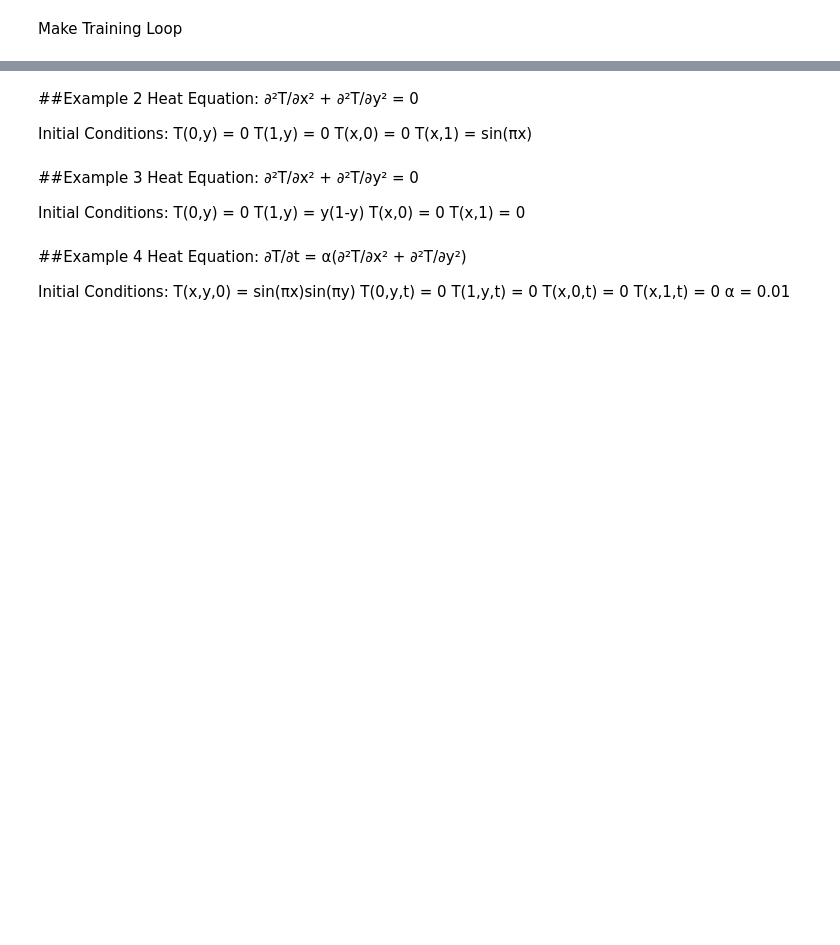
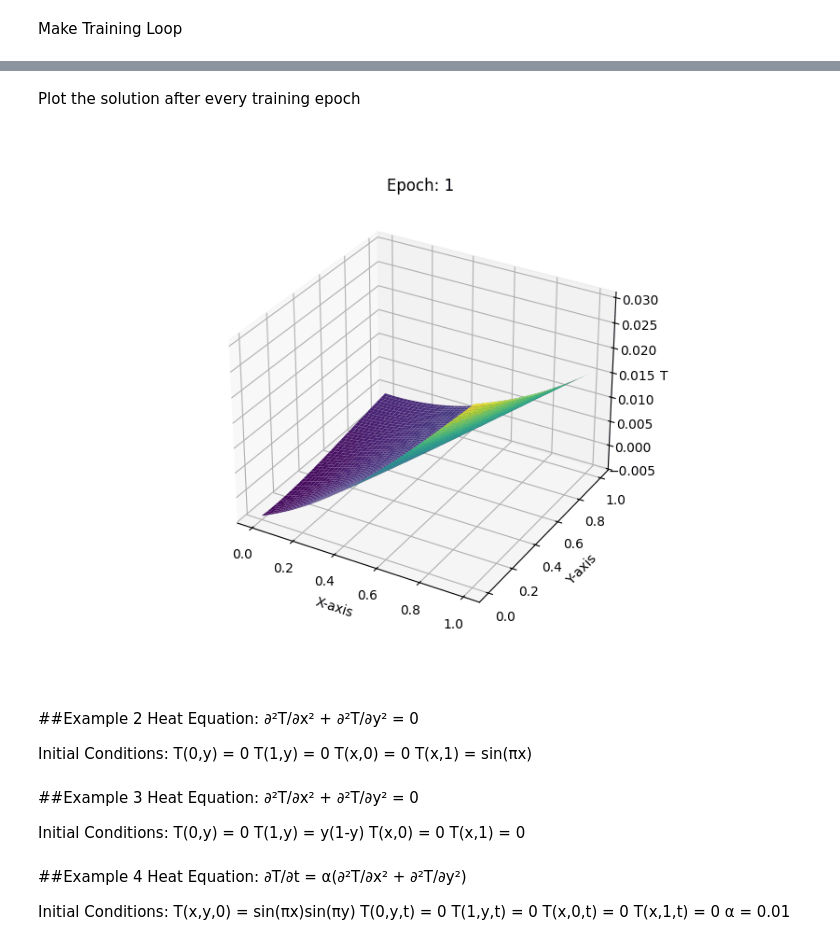
Before and after one commit to DeependraChaddha/Heat_Equation_Solver, a Jupyter notebook: Heat_Equation_Solver.ipynb, the cells around one changed output, grey strips where cells are left out. Cells and saved outputs as stored; diff of their text form; code cells hidden in the pictures; blank space fills up the shorter version.

```diff
--- a/Heat_Equation_Solver.ipynb
+++ b/Heat_Equation_Solver.ipynb
@@ -226,3 +320,9 @@ Make Training Loop
+# %% [markdown]
+Plot the solution after every training epoch
+# %%
+display(Image(filename="training_animation.gif"))
+# %% [output]
+[figure, added]
 # %% [markdown]
 ##Example 2
 Heat Equation: ∂²T/∂x² + ∂²T/∂y² = 0
```
Also changed, not shown: parts of 14 cells of this notebook.
